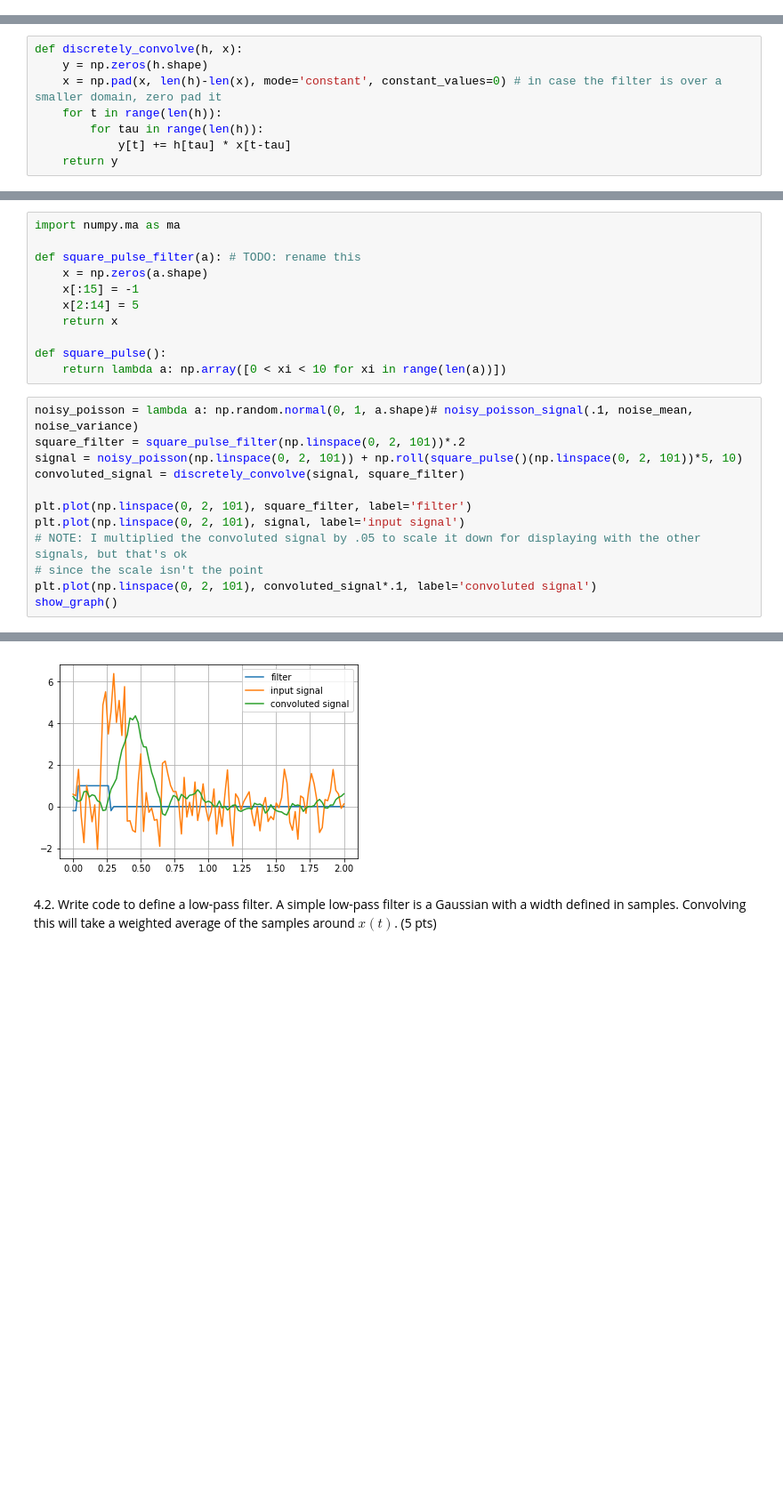
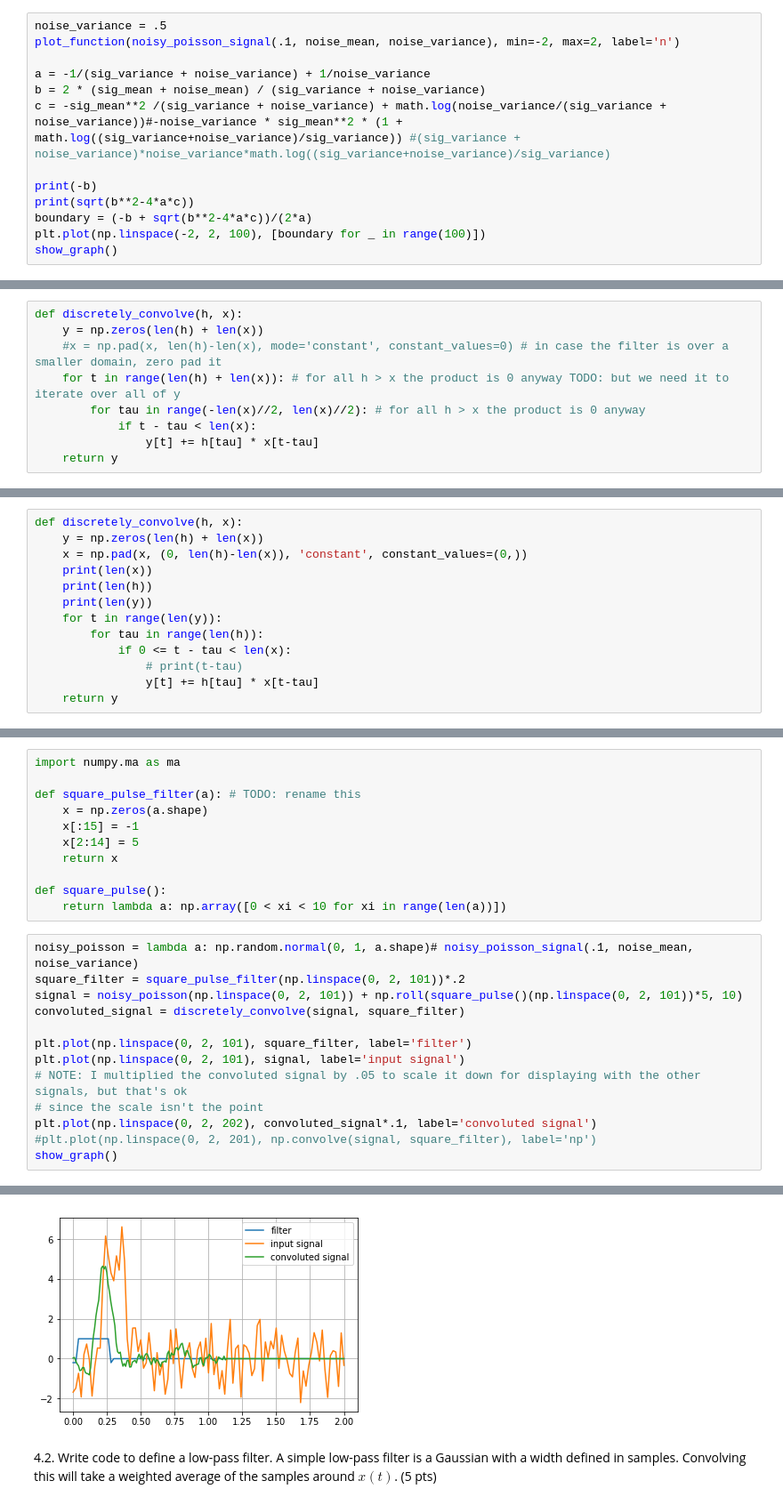
Before and after one commit to brennanmcfarland/computational-perception-class, a Jupyter notebook: CP-A1-bfm21.ipynb, the cells around one changed output, grey strips where cells are left out. Shown at 89% size. Saved outputs shown, nothing was run; the diff lists cells and outputs as text; blank space fills up the shorter version.

Commit message:
finished problems I think but actually need to write it up

```diff
--- a/CP-A1-bfm21.ipynb
+++ b/CP-A1-bfm21.ipynb
@@ -125,0 +158,13 @@ show_graph()
+# %%
+noise_variance = .5
+plot_function(noisy_poisson_signal(.1, noise_mean, noise_variance), min=-2, max=2, label='n')
+
+a = -1/(sig_variance + noise_variance) + 1/noise_variance
+b = 2 * (sig_mean + noise_mean) / (sig_variance + noise_variance)
+c = -sig_mean**2 /(sig_variance + noise_variance) + math.log(noise_variance/(sig_variance + noise_variance))#-noise_variance * sig_mean**2 * (1 + math.log((sig_variance+noise_variance)/sig_variance)) #(sig_variance + noise_variance)*noise_variance*math.log((sig_variance+noise_variance)/sig_variance)
+
+print(-b)
+print(sqrt(b**2-4*a*c))
+boundary = (-b + sqrt(b**2-4*a*c))/(2*a)
+plt.plot(np.linspace(-2, 2, 100), [boundary for _ in range(100)])
+show_graph()
@@ -178,9 +259,10 @@ plot_spectrogram(signal, 2, 400)
 $(h*x)(t) = ∑_{𝜏=-∞}^{+∞}h(𝜏)x(t-𝜏)$, but since we can only plot the signal for a discrete window we restrict the sum to within that window in the following convolution function:
 # %%
 def discretely_convolve(h, x):
-    y = np.zeros(h.shape)
-    x = np.pad(x, len(h)-len(x), mode='constant', constant_values=0) # in case the filter is over a smaller domain, zero pad it
-    for t in range(len(h)):
-        for tau in range(len(h)):
-            y[t] += h[tau] * x[t-tau]
+    y = np.zeros(len(h) + len(x))
+    #x = np.pad(x, len(h)-len(x), mode='constant', constant_values=0) # in case the filter is over a smaller domain, zero pad it
+    for t in range(len(h) + len(x)): # for all h > x the product is 0 anyway TODO: but we need it to iterate over all of y
+        for tau in range(-len(x)//2, len(x)//2): # for all h > x the product is 0 anyway
+            if t - tau < len(x):
+                y[t] += h[tau] * x[t-tau]
     return y
@@ -188,0 +269,13 @@ demonstrate with square pulse
+# %%
+def discretely_convolve(h, x):
+    y = np.zeros(len(h) + len(x))
+    x = np.pad(x, (0, len(h)-len(x)), 'constant', constant_values=(0,))
+    print(len(x))
+    print(len(h))
+    print(len(y))
+    for t in range(len(y)):
+        for tau in range(len(h)):
+            if 0 <= t - tau < len(x):
+                # print(t-tau)
+                y[t] += h[tau] * x[t-tau]
+    return y
@@ -207,6 +302,7 @@ plt.plot(np.linspace(0, 2, 101), square_filter, label='filter')
 plt.plot(np.linspace(0, 2, 101), signal, label='input signal')
 # NOTE: I multiplied the convoluted signal by .05 to scale it down for displaying with the other signals, but that's ok
 # since the scale isn't the point
-plt.plot(np.linspace(0, 2, 101), convoluted_signal*.1, label='convoluted signal')
+plt.plot(np.linspace(0, 2, 202), convoluted_signal*.1, label='convoluted signal')
+#plt.plot(np.linspace(0, 2, 201), np.convolve(signal, square_filter), label='np')
 show_graph()
 # %% [output]
@@ -213,4 +312,4 @@ show_graph()
-[figure, old version]
+[figure, new version]
 # %% [markdown]
 4.2. Write code to define a low-pass filter.  A simple low-pass filter is a Gaussian with a width defined in samples.  Convolving this will take a weighted average of the samples around $x(t)$. (5 pts)
 # %%
```
Also changed, not shown: parts of 37 cells of this notebook.
